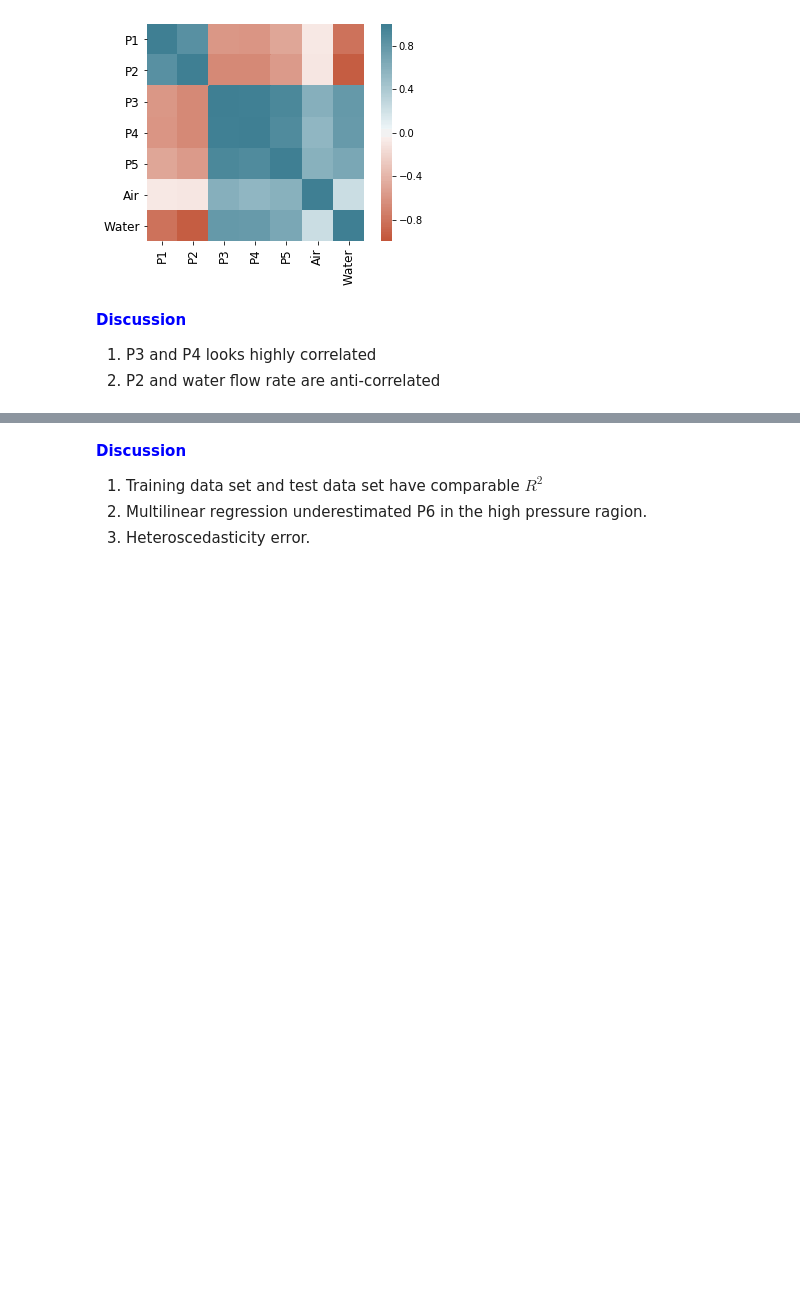
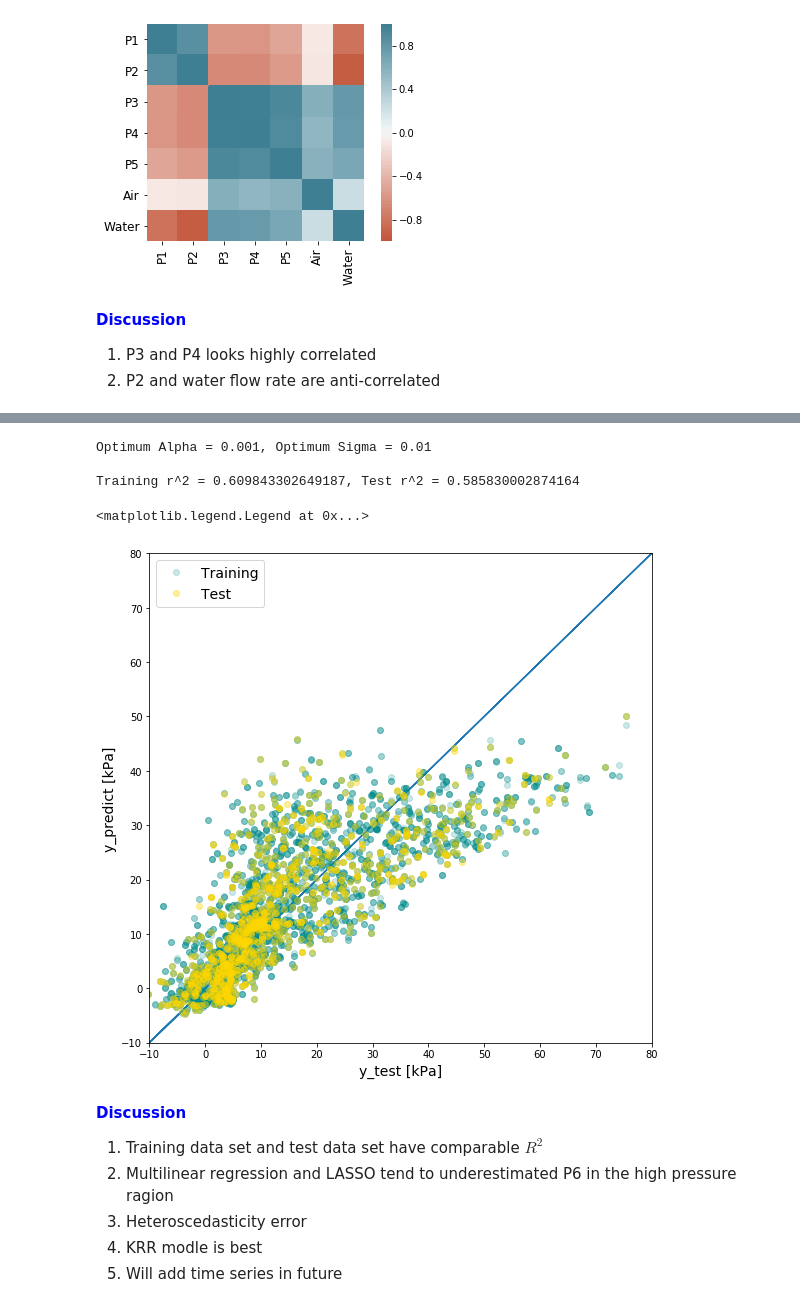
Before and after one commit to triton-wolfe/CHbE-6745-4745-Group-Project, a Jupyter notebook: Group_Project.ipynb, the cells around one changed output, grey strips where cells are left out. Saved outputs shown, nothing was run; the diff lists cells and outputs as text; code cells hidden in the pictures; blank space fills up the shorter version.

```diff
--- a/Group_Project.ipynb
+++ b/Group_Project.ipynb
@@ -144,6 +276,68 @@ Training r^2 = 0.6036915739480795, Test r^2 = 0.5907538264404215
+# %%
+########################################## Baseline model 3 #################################################################
+# Lasso Regression - L1 norm regularization
+from sklearn.linear_model import Lasso
+
+alphas = np.array([1e-9, 1e-7, 1e-5, 1e-3])
+sigmas = np.array([0.01, 0.05, 0.1, 0.25, 0.5])
+
+findAlpha =[]
+for alpha in alphas:
+    findSigma = []
+    for sigma in sigmas:
+        gamma = 1. / 2 / sigma**2
+        lasso = Lasso(alpha = alpha)
+
+        lasso.fit(X_train, y_train)
+        r2 = lasso.score(X_test, y_test)
+
+        findSigma.append(r2)
+
+    optSigmaIndex = findSigma.index(max(findSigma))
+    suboptSigma = sigmas[optSigmaIndex]
+    submaxR2 = max(findSigma)
+
+    findAlpha.append((submaxR2, suboptSigma))
+
+optAlphaIndex = findAlpha.index(max(findAlpha))
+optAlpha = alphas[optAlphaIndex]
+optSigma = findAlpha[optAlphaIndex][1]
+maxR2 = findAlpha[optAlphaIndex][0]
+print('\n\nOptimum Alpha = {}, Optimum Sigma = {}'.format(optAlpha, optSigma))
+
+lasso = Lasso(alpha = alpha)
+lasso.fit(X_train, y_train)
+r2_test = lasso.score(X_test, y_test)
+r2_train = lasso.score(X_train, y_train)
+print('\nTraining r^2 = {}, Test r^2 = {}\n\n'.format(r2_train, r2_test))
+
+# Technically improper to scale prior to GridSearchCV
+# Optimum alpha & Sigma just go to lowest of range; negligible r2 impact
+# Adding zero to alpha matrix causes nonconvergence errors
+
+y_hat_test = lasso.predict(X_test)
+y_hat_train = lasso.predict(X_train)
+
+fig, ax = plt.subplots(figsize = (9, 9))
+ax.plot(y_test, y_test, '-')
+ax.plot(y_train, y_hat_train, 'o', label = 'Training', color='darkcyan', alpha = 0.2)
+ax.plot(y_test, y_hat_test, 'o', label = 'Test', color='gold', alpha = 0.4)
+plt.xlim(-10, 80)
+plt.ylim(-10, 80)
+ax.set_xlabel('y_test [kPa]', fontsize = 14)
+ax.set_ylabel('y_predict [kPa]', fontsize = 14)
+plt.legend(loc = 2, fontsize = 14)
+# %% [output]
+Optimum Alpha = 0.001, Optimum Sigma = 0.01
+
+Training r^2 = 0.609843302649187, Test r^2 = 0.585830002874164
+<matplotlib.legend.Legend at 0x...>
+[figure, added]
 # %% [markdown]
 <font color=blue>**Discussion**</font>
 
 1. Training data set and test data set have comparable $R^2$
-2. Multilinear regression underestimated P6 in the high pressure ragion.
-3. Heteroscedasticity error.
+2. Multilinear regression and LASSO tend to underestimated P6 in the high pressure ragion
+3. Heteroscedasticity error
+4. KRR modle is best
+5. Will add time series in future
```
Also changed, not shown: parts of 12 cells of this notebook.
